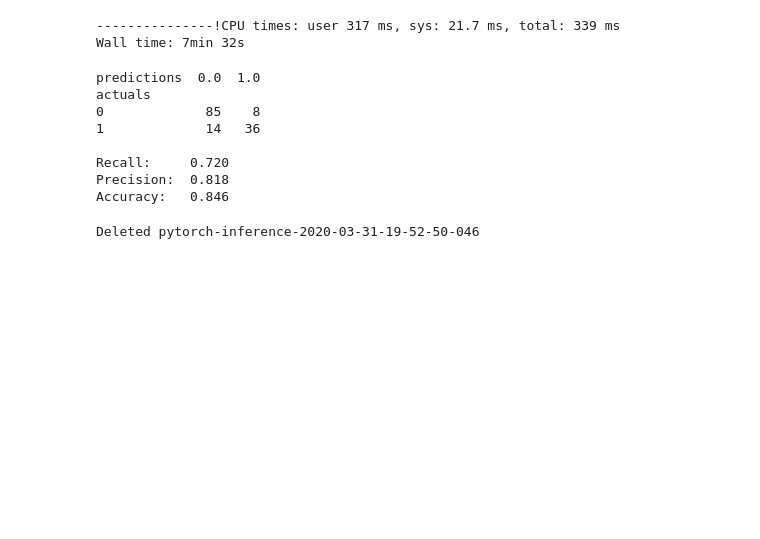
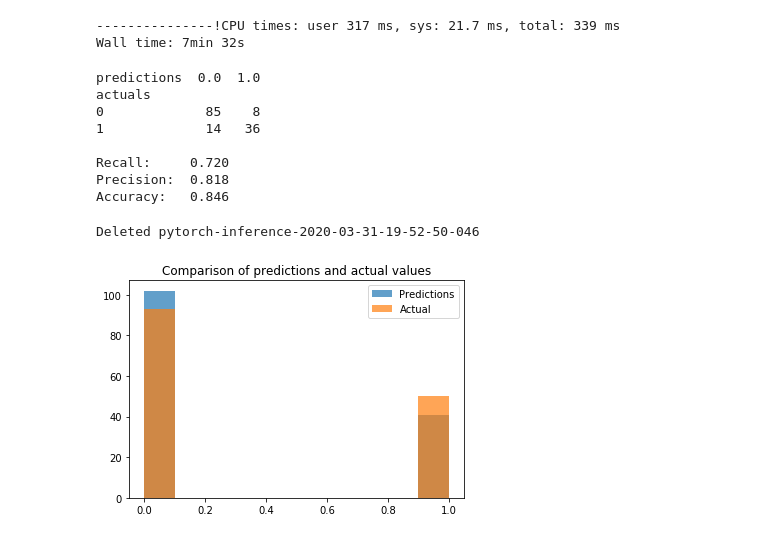
Before and after one commit to Inventrohyder/udacity-machine-capstone, a Jupyter notebook: titanic.ipynb, the cells around one changed output. Drawn from its saved outputs; the diff is of its cells as text; code cells hidden in the pictures; blank space fills up the shorter version.

Commit message:
feat: create a free-form visualization

```diff
--- a/titanic.ipynb
+++ b/titanic.ipynb
@@ -608,3 +608,10 @@ Accuracy:   0.846
 delete_endpoint(pytorch_predictor_2)
 # %% [output]
 Deleted pytorch-inference-2020-03-31-19-52-50-046
+# %%
+plt.hist(pytorch_test_y_preds, alpha=0.7, label="Predictions")
+plt.hist(Y_test, alpha=0.7, label="Actual")
+plt.title("Comparison of predictions and actual values")
+plt.legend()
+# %% [output]
+[figure, added]
```
